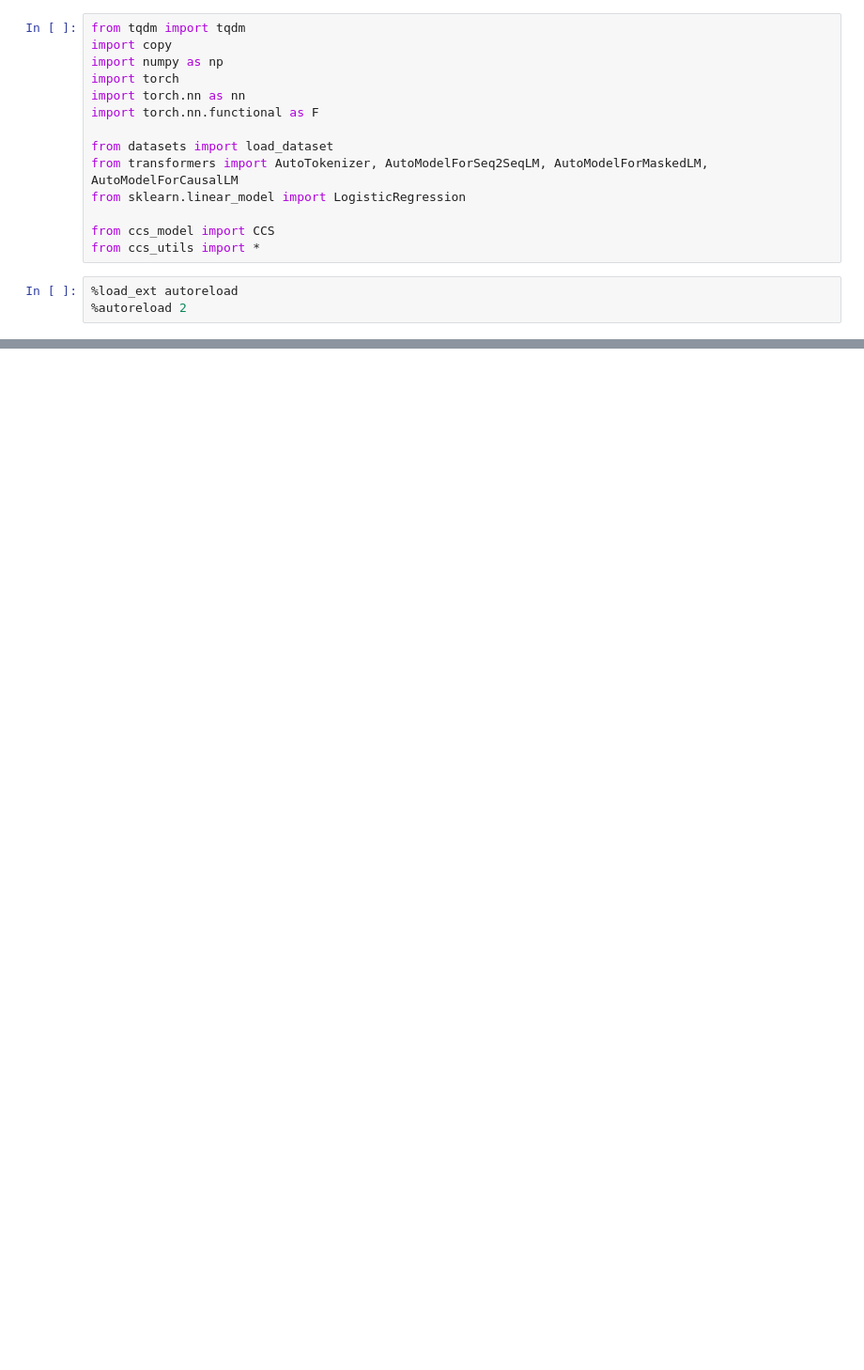
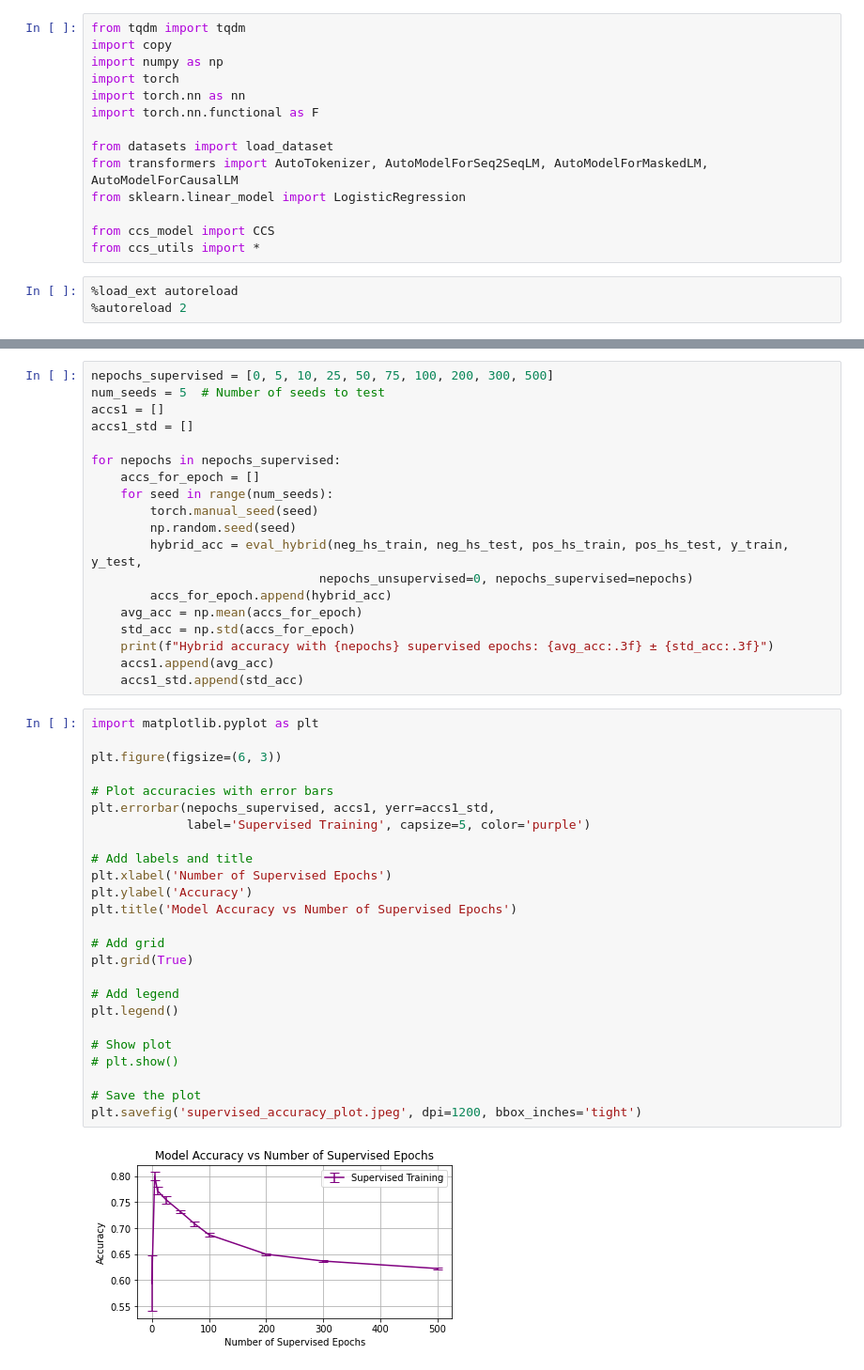
Before and after one commit to RRemixx/discovering_latent_knowledge, a Jupyter notebook: new_CCS.ipynb, the cells around one changed output, grey strips where cells are left out. Shown: that part at 94% size. Saved outputs shown, nothing was run; the diff lists cells and outputs as text; blank space fills up the shorter version.

```diff
--- a/new_CCS.ipynb
+++ b/new_CCS.ipynb
@@ -127,0 +257,46 @@ CCS supervised accuracy: 0.92
+# %%
+nepochs_supervised = [0, 5, 10, 25, 50, 75, 100, 200, 300, 500]
+num_seeds = 5  # Number of seeds to test
+accs1 = []
+accs1_std = []
+
+for nepochs in nepochs_supervised:
+    accs_for_epoch = []
+    for seed in range(num_seeds):
+        torch.manual_seed(seed)
+        np.random.seed(seed)
+        hybrid_acc = eval_hybrid(neg_hs_train, neg_hs_test, pos_hs_train, pos_hs_test, y_train, y_test,
+                               nepochs_unsupervised=0, nepochs_supervised=nepochs)
+        accs_for_epoch.append(hybrid_acc)
+    avg_acc = np.mean(accs_for_epoch)
+    std_acc = np.std(accs_for_epoch)
+    print(f"Hybrid accuracy with {nepochs} supervised epochs: {avg_acc:.3f} ± {std_acc:.3f}")
+    accs1.append(avg_acc)
+    accs1_std.append(std_acc)
+# %%
+import matplotlib.pyplot as plt
+
+plt.figure(figsize=(6, 3))
+
+# Plot accuracies with error bars
+plt.errorbar(nepochs_supervised, accs1, yerr=accs1_std,
+             label='Supervised Training', capsize=5, color='purple')
+
+# Add labels and title
+plt.xlabel('Number of Supervised Epochs')
+plt.ylabel('Accuracy')
+plt.title('Model Accuracy vs Number of Supervised Epochs')
+
+# Add grid
+plt.grid(True)
+
+# Add legend
+plt.legend()
+
+# Show plot
+# plt.show()
+
+# Save the plot
+plt.savefig('supervised_accuracy_plot.jpeg', dpi=1200, bbox_inches='tight')
+# %% [output]
+[figure, added]
```
Also changed, not shown: parts of 8 cells of this notebook, 7 other files.
